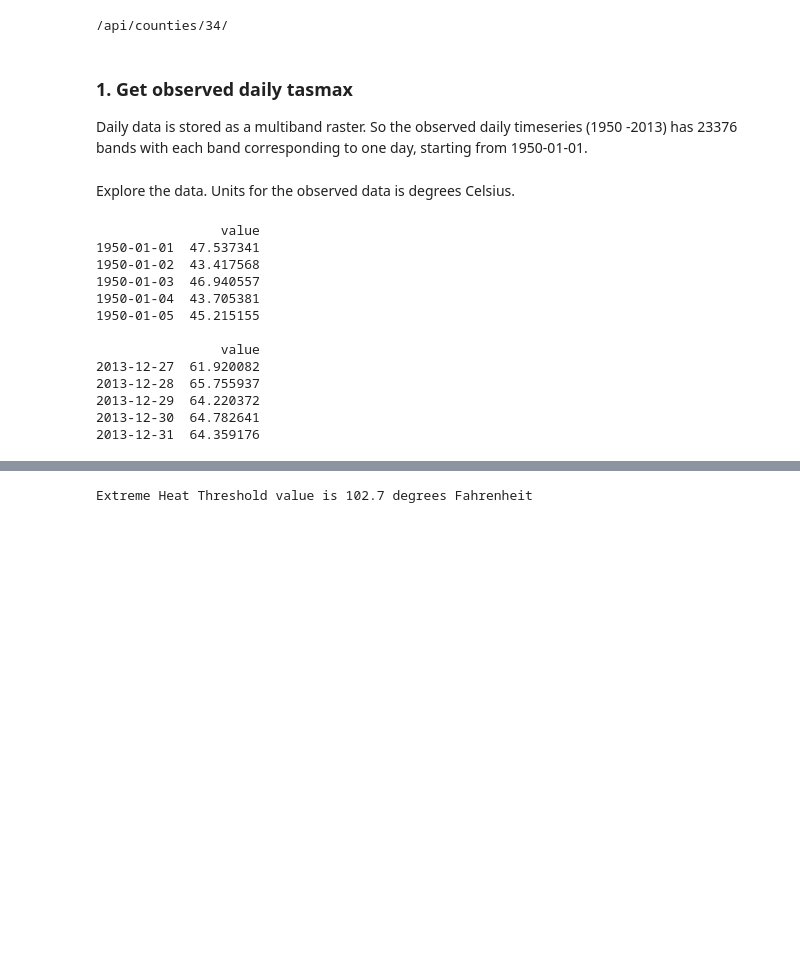
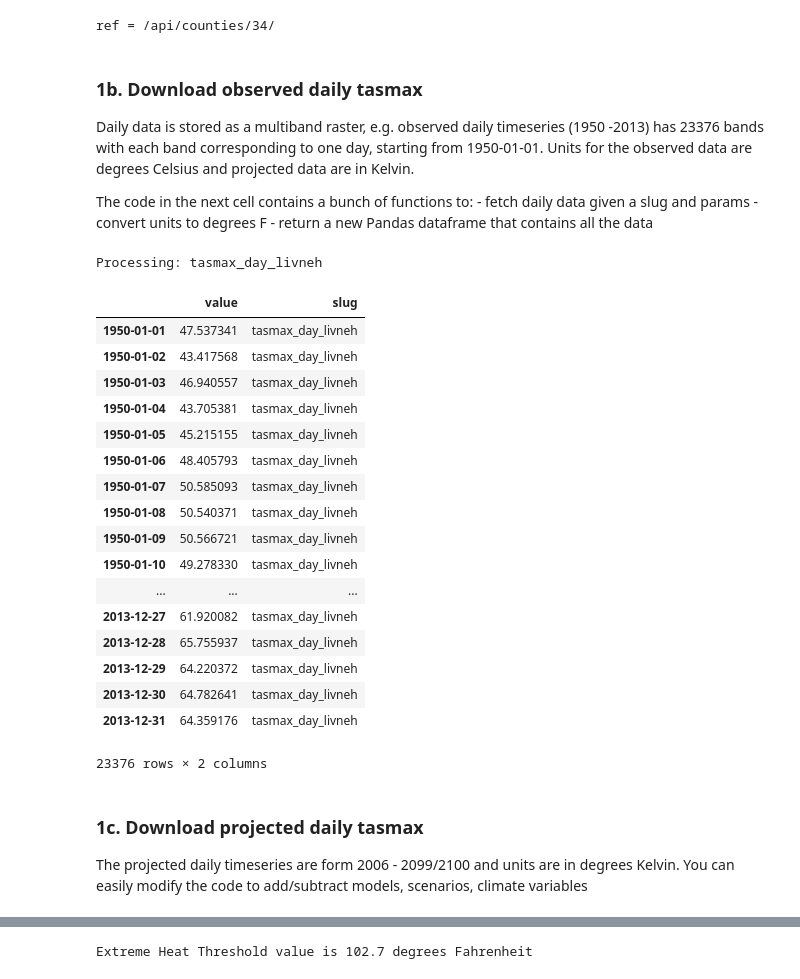
Before and after one commit to berkeley-gif/caladapt-docs, a Jupyter notebook: cookbook/daily_data_extreme_heat.ipynb, the cells around one changed output, grey strips where cells are left out. Cells and saved outputs as stored; diff of their text form; code cells hidden in the pictures; blank space fills up the shorter version.

```diff
--- a/cookbook/daily_data_extreme_heat.ipynb
+++ b/cookbook/daily_data_extreme_heat.ipynb
@@ -49,8 +67,8 @@ point = 'POINT(-121.4687 38.5938)'
 # Name of boundary layer in API
 resource = 'counties'
 # Request url
-url = 'http://api.cal-adapt.org/api/%s/' % resource
-# Request params to find intersecting boundaries
+url = api + '/' + resource + '/'
+# Request params to find intersecting polygon
 params = {'intersects': point, 'srs': 4326, 'simplify': .0001, 'precision': 4}
 ref = ''
 
@@ -61,15 +79,20 @@ if response.ok:
     feature = data['features'][0]
     if (feature):
         ref = '/api/%s/%s/' % (resource, feature['id'])
-        print(ref)
+        print('ref =', ref)
     else:
         print('Did not find any polygons that intersect your point')
 
 params = {'ref': ref, 'stat': 'mean'}
 # %% [output]
-/api/counties/34/
+ref = /api/counties/34/
 # %% [markdown]
-### 1. Get observed daily tasmax
+### 1b. Download observed daily tasmax
 
-Daily data is stored as a multiband raster. So the observed daily timeseries (1950 -2013) has 23376 bands with each band corresponding to one day, starting from 1950-01-01.
+Daily data is stored as a multiband raster, e.g. observed daily timeseries (1950 -2013) has 23376 bands with each band corresponding to one day, starting from 1950-01-01. Units for the observed data are degrees Celsius and projected data are in Kelvin.
+
+The code in the next cell contains a bunch of functions to:
+    - fetch daily data given a slug and params
+    - convert units to degrees F
+    - return a new Pandas dataframe that contains all the data
 # %%
@@ -107,20 +157,34 @@ if response.ok:
-# %% [markdown]
-Explore the data. Units for the observed data is degrees Celsius.
-# %%
-print(observedDF.head())
-print()
-print(observedDF.tail())
-# %% [output]
-                value
-1950-01-01  47.537341
-1950-01-02  43.417568
-1950-01-03  46.940557
-1950-01-04  43.705381
-1950-01-05  45.215155
-
-                value
-2013-12-27  61.920082
-2013-12-28  65.755937
-2013-12-29  64.220372
-2013-12-30  64.782641
-2013-12-31  64.359176
+# %%
+def get_observed():
+    # Create slug
+    slug = 'tasmax_day_livneh'
+    params = {'ref': ref, 'stat': 'mean'}
+    df = process_daily_data(slug, params)
+    return df
+# %%
+observedDF = get_observed()
+observedDF
+# %% [output]
+Processing: tasmax_day_livneh
+|  | value | slug |
+| 1950-01-01 | 47.537341 | tasmax_day_livneh |
+| 1950-01-02 | 43.417568 | tasmax_day_livneh |
+| 1950-01-03 | 46.940557 | tasmax_day_livneh |
+| 1950-01-04 | 43.705381 | tasmax_day_livneh |
+| 1950-01-05 | 45.215155 | tasmax_day_livneh |
+| 1950-01-06 | 48.405793 | tasmax_day_livneh |
+| 1950-01-07 | 50.585093 | tasmax_day_livneh |
+| 1950-01-08 | 50.540371 | tasmax_day_livneh |
+| 1950-01-09 | 50.566721 | tasmax_day_livneh |
+| 1950-01-10 | 49.278330 | tasmax_day_livneh |
+| ... | ... | ... |
+| 2013-12-27 | 61.920082 | tasmax_day_livneh |
+| 2013-12-28 | 65.755937 | tasmax_day_livneh |
+| 2013-12-29 | 64.220372 | tasmax_day_livneh |
+| 2013-12-30 | 64.782641 | tasmax_day_livneh |
+| 2013-12-31 | 64.359176 | tasmax_day_livneh |
+23376 rows × 2 columns
+# %% [markdown]
+### 1c. Download projected daily tasmax
+
+The projected daily timeseries are form 2006 - 2099/2100 and units are in degrees Kelvin. You can easily modify the code to add/subtract models, scenarios, climate variables
```
Also changed, not shown: parts of 41 cells of this notebook.
